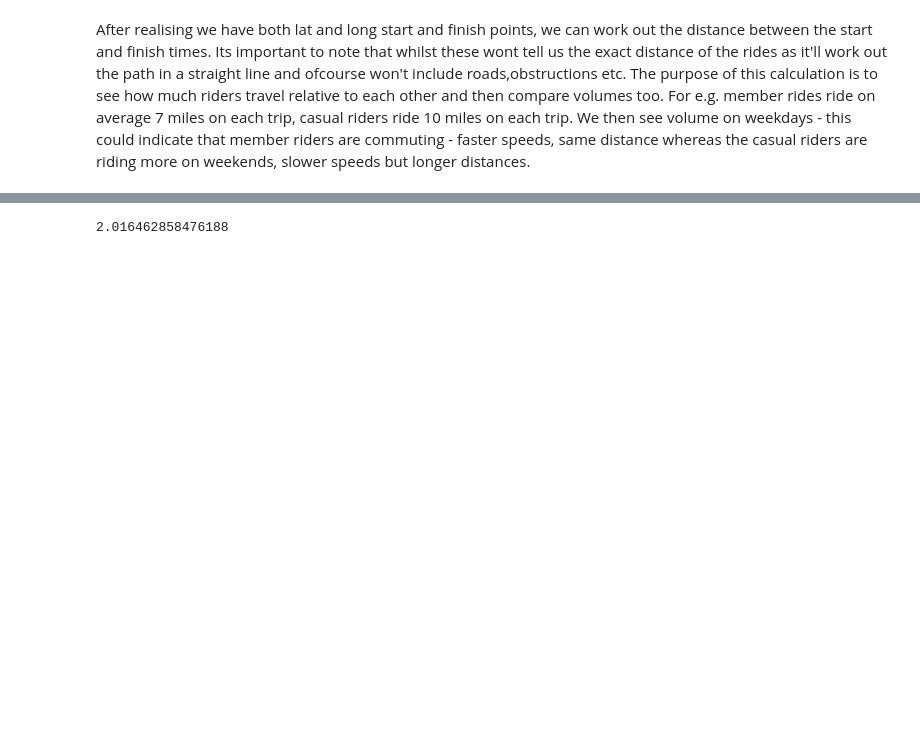
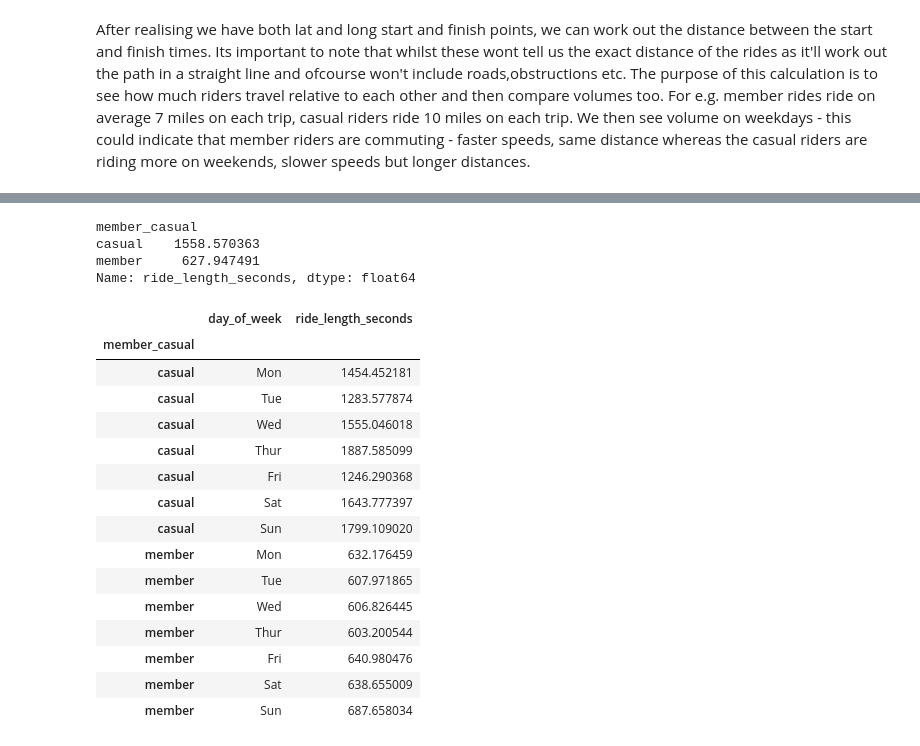
Before and after one commit to Coded123/Google_Data_Analytics_Capstone, a Jupyter notebook: cyclistic_bikeshare_project/cyclistic_bikeshare_analysis.ipynb, the cells around one changed output, grey strips where cells are left out. Drawn from its saved outputs; the diff is of its cells as text; code cells hidden in the pictures; blank space fills up the shorter version.

Commit message:
Analysis reaching completion, all workings done

```diff
--- a/cyclistic_bikeshare_project/cyclistic_bikeshare_analysis.ipynb
+++ b/cyclistic_bikeshare_project/cyclistic_bikeshare_analysis.ipynb
@@ -131,3 +129,0 @@ Index: []
-# %%
-#create ride length in seconds for analysis. The error below is false positive
-bike_share['ride_length_seconds'] = bike_share['ride_length'].dt.total_seconds()
@@ -172,0 +181,12 @@ After realising we have both lat and long start and finish points, we can work o
+# %%
+# Geopy can calculate geodesic distance between two points. The geodesic distance is the shortest distance on the surface of an ellipsoidal model of the earth.
+# The default algorithm uses the method is given by Karney (2013) (geodesic); this is accurate to round-off and always converges.
+# To allow for it to work for columns, we define distancer and use row to allow each ID's distance to be calculated and then placed into the journey distance column
+# Apply does take some time to execute
+# Uk units = miles
+def distancer(row):
+    coords_1 = (row['start_lat_long'])
+    coords_2 = (row['end_lat_long'])
+    return distance.distance(coords_1, coords_2).miles
+
+bike_share['journey_distance_miles'] = bike_share.apply(distancer, axis=1)
@@ -226,0 +208,3 @@ See the caveats in the documentation: https://pandas.pydata.org/pandas-docs/stab
+# %%
+#drop columns we no longer need - cleaner DF
+bike_share.drop(columns= ['start_lat', 'start_lng','end_lat', 'end_lng'], inplace=True)
@@ -243,6 +225,37 @@ bike_share
-# %%
-index_0_start = ('41.89571428, -87.6722095')
-index_0_end = ('41.879255, -87.639904')
-print(distance.distance(index_0_start, index_0_end).miles)
-# %% [output]
-2.016462858476188
+# %%
+mc_type = bike_share.groupby('member_casual')
+mc_type['ride_length_seconds'].mean()
+# %% [output]
+member_casual
+casual    1558.570363
+member     627.947491
+Name: ride_length_seconds, dtype: float64
+# %%
+mc_day_type = bike_share.groupby(['member_casual','day_of_week'])
+
+bike_share_mean = mc_day_type['ride_length_seconds'].mean().reset_index()
+# %%
+weekday = {1:'Mon', 2:'Tue', 3:'Wed', 4:'Thur', 5:'Fri', 6:'Sat', 7:'Sun'}
+
+bike_share_mean['day_of_week'] = bike_share_mean['day_of_week'].replace(weekday)
+
+bike_share_mean.set_index('member_casual', inplace = True)
+
+bike_share_mean
+# %% [output]
+|  | day_of_week | ride_length_seconds |
+| member_casual |  |  |
+| casual | Mon | 1454.452181 |
+| casual | Tue | 1283.577874 |
+| casual | Wed | 1555.046018 |
+| casual | Thur | 1887.585099 |
+| casual | Fri | 1246.290368 |
+| casual | Sat | 1643.777397 |
+| casual | Sun | 1799.109020 |
+| member | Mon | 632.176459 |
+| member | Tue | 607.971865 |
+| member | Wed | 606.826445 |
+| member | Thur | 603.200544 |
+| member | Fri | 640.980476 |
+| member | Sat | 638.655009 |
+| member | Sun | 687.658034 |
```
Also changed, not shown: parts of 23 cells of this notebook.
